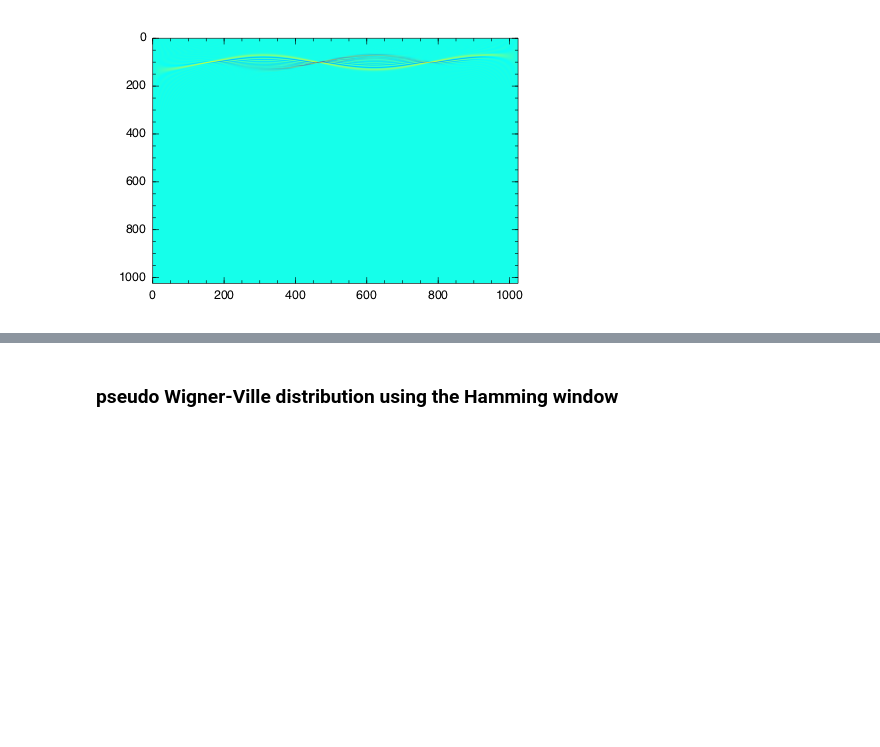
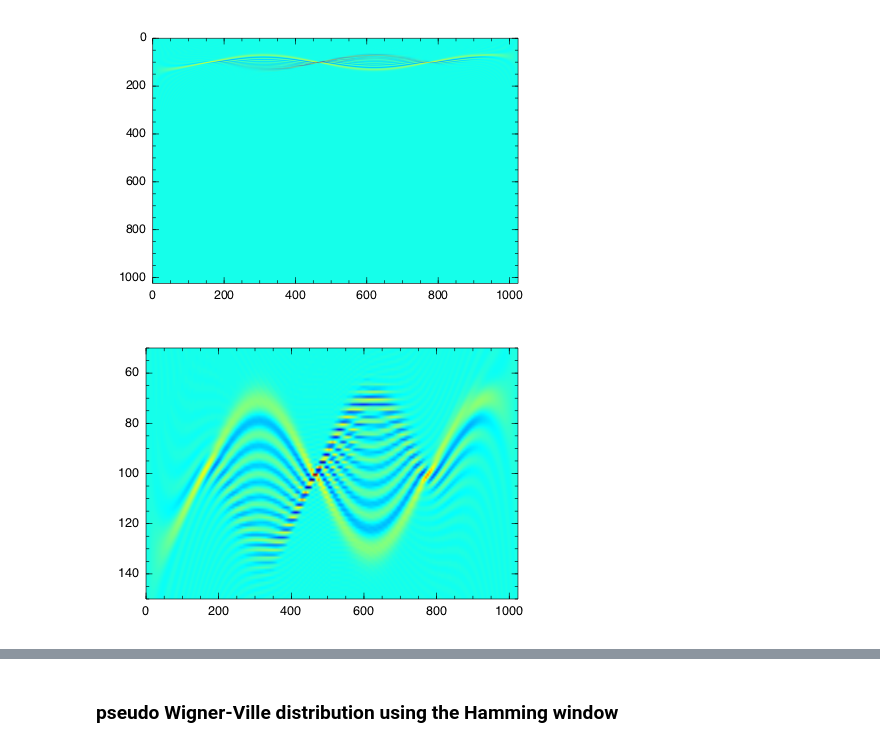
Before and after one commit to HajimeKawahara/juwvid, a Jupyter notebook: sample.ipynb, the cells around one changed output, grey strips where cells are left out. Cells and saved outputs as stored; diff of their text form; code cells hidden in the pictures; blank space fills up the shorter version.

```diff
--- a/sample.ipynb
+++ b/sample.ipynb
@@ -43,2 +44,6 @@ imagesc(tfr)
 # %% [output]
 [figure]
+# %%
+ylim(150,50)
+# %% [output]
+[figure, added]
```
Also changed, not shown: parts of 9 cells of this notebook, 2 other files.
